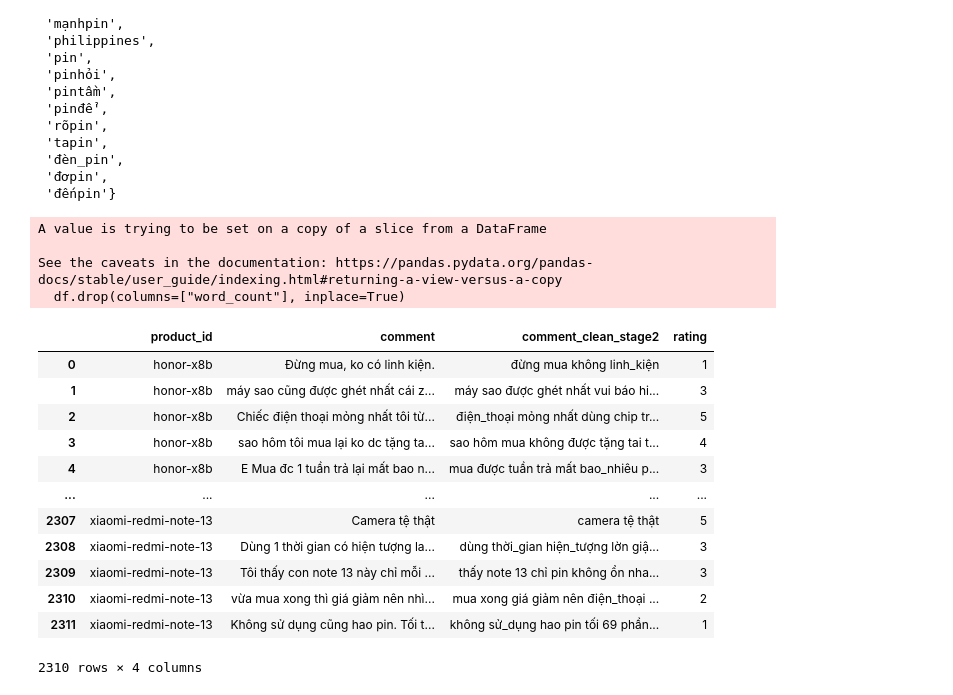
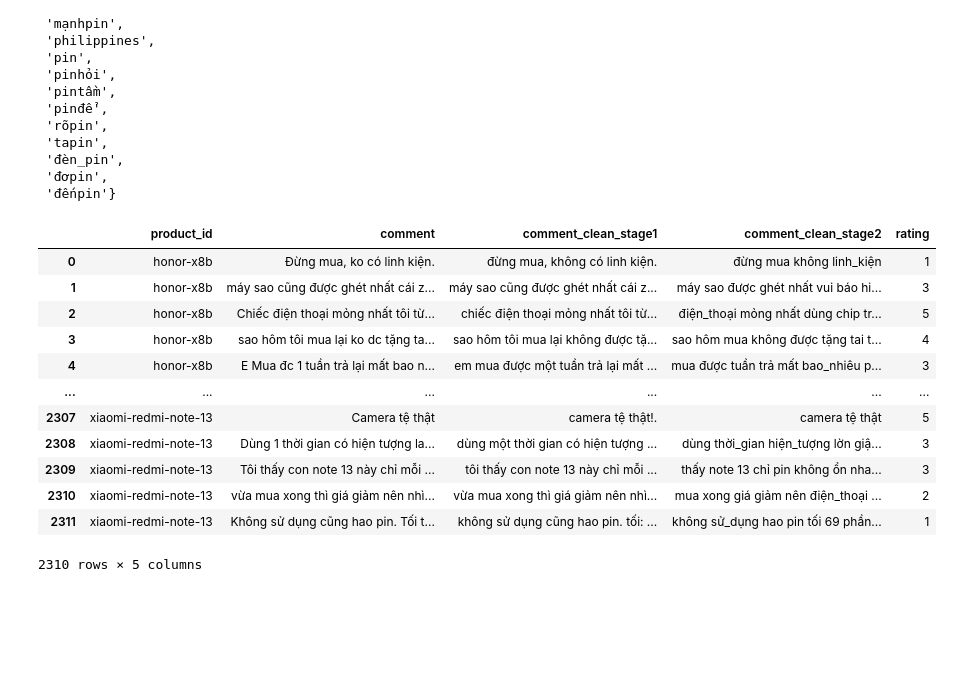
Before and after one commit to DinhManhAVG/Comment-Sentiment-Analysis, a Jupyter notebook: pre-processing/preprocessing_v2.ipynb, the cells around one changed output. Cells and saved outputs as stored; diff of their text form; code cells hidden in the pictures; blank space fills up the shorter version.

```diff
--- a/pre-processing/preprocessing_v2.ipynb
+++ b/pre-processing/preprocessing_v2.ipynb
@@ -220,7 +220,7 @@ df_part3[["product_id", "comment", "comment_clean_stage1", "rating"]].to_csv(os.
 # %% [markdown]
 ### Chạy lại pipeline (không có bước spell check)
 # %%
-df = pd.read_csv("../../data/processed_data/phone_ratings_part.csv")
+df = pd.read_csv("../../data/processed_data/phone_ratings_parts.csv")
 df = df[df["comment"].str.len() > 1]
 # %%
 class VietnamesePreprocessingWithoutSpellCheck:
@@ -511,29 +505,24 @@ pin_comments
  'đếnpin'}
 # %%
 df.drop(columns=["word_count"], inplace=True)
-# %% [output]
-A value is trying to be set on a copy of a slice from a DataFrame
-
-See the caveats in the documentation: https://pandas.pydata.org/pandas-docs/stable/user_guide/indexing.html#returning-a-view-versus-a-copy
-  df.drop(columns=["word_count"], inplace=True)
 # %%
-columns = ["product_id", "comment", "comment_clean_stage2", "rating"]
+columns = ["product_id", "comment", "comment_clean_stage1", "comment_clean_stage2", "rating"]
 
 df = df[columns]
 df
 # %% [output]
-|  | product_id | comment | comment_clean_stage2 | rating |
-| 0 | honor-x8b | Đừng mua, ko có linh kiện. | đừng mua không linh_kiện | 1 |
-| 1 | honor-x8b | máy sao cũng được ghét nhất cái z... | máy sao được ghét nhất vui báo hi... | 3 |
-| 2 | honor-x8b | Chiếc điện thoại mỏng nhất tôi từ... | điện_thoại mỏng nhất dùng chip tr... | 5 |
-| 3 | honor-x8b | sao hôm tôi mua lại ko dc tặng ta... | sao hôm mua không được tặng tai t... | 4 |
-| 4 | honor-x8b | E Mua đc 1 tuần trả lại mất bao n... | mua được tuần trả mất bao_nhiêu p... | 3 |
-| ... | ... | ... | ... | ... |
-| 2307 | xiaomi-redmi-note-13 | Camera tệ thật | camera tệ thật | 5 |
-| 2308 | xiaomi-redmi-note-13 | Dùng 1 thời gian có hiện tượng la... | dùng thời_gian hiện_tượng lờn giậ... | 3 |
-| 2309 | xiaomi-redmi-note-13 | Tôi thấy con note 13 này chỉ mỗi ... | thấy note 13 chỉ pin không ổn nha... | 3 |
-| 2310 | xiaomi-redmi-note-13 | vừa mua xong thì giá giảm nên nhì... | mua xong giá giảm nên điện_thoại ... | 2 |
-| 2311 | xiaomi-redmi-note-13 | Không sử dụng cũng hao pin. Tối t... | không sử_dụng hao pin tối 69 phần... | 1 |
+|  | product_id | comment | comment_clean_stage1 | comment_clean_stage2 | rating |
+| 0 | honor-x8b | Đừng mua, ko có linh kiện. | đừng mua, không có linh kiện. | đừng mua không linh_kiện | 1 |
+| 1 | honor-x8b | máy sao cũng được ghét nhất cái z... | máy sao cũng được ghét nhất cái z... | máy sao được ghét nhất vui báo hi... | 3 |
+| 2 | honor-x8b | Chiếc điện thoại mỏng nhất tôi từ... | chiếc điện thoại mỏng nhất tôi từ... | điện_thoại mỏng nhất dùng chip tr... | 5 |
+| 3 | honor-x8b | sao hôm tôi mua lại ko dc tặng ta... | sao hôm tôi mua lại không được tặ... | sao hôm mua không được tặng tai t... | 4 |
+| 4 | honor-x8b | E Mua đc 1 tuần trả lại mất bao n... | em mua được một tuần trả lại mất ... | mua được tuần trả mất bao_nhiêu p... | 3 |
+| ... | ... | ... | ... | ... | ... |
+| 2307 | xiaomi-redmi-note-13 | Camera tệ thật | camera tệ thật!. | camera tệ thật | 5 |
+| 2308 | xiaomi-redmi-note-13 | Dùng 1 thời gian có hiện tượng la... | dùng một thời gian có hiện tượng ... | dùng thời_gian hiện_tượng lờn giậ... | 3 |
+| 2309 | xiaomi-redmi-note-13 | Tôi thấy con note 13 này chỉ mỗi ... | tôi thấy con note 13 này chỉ mỗi ... | thấy note 13 chỉ pin không ổn nha... | 3 |
+| 2310 | xiaomi-redmi-note-13 | vừa mua xong thì giá giảm nên nhì... | vừa mua xong thì giá giảm nên nhì... | mua xong giá giảm nên điện_thoại ... | 2 |
+| 2311 | xiaomi-redmi-note-13 | Không sử dụng cũng hao pin. Tối t... | không sử dụng cũng hao pin. tối: ... | không sử_dụng hao pin tối 69 phần... | 1 |
-2310 rows × 4 columns
+2310 rows × 5 columns
 # %%
 df.to_csv("../../data/phone_ratings_cleaned.csv", index=False)
```
Also changed, not shown: parts of 3 cells of this notebook, 3 other files.
